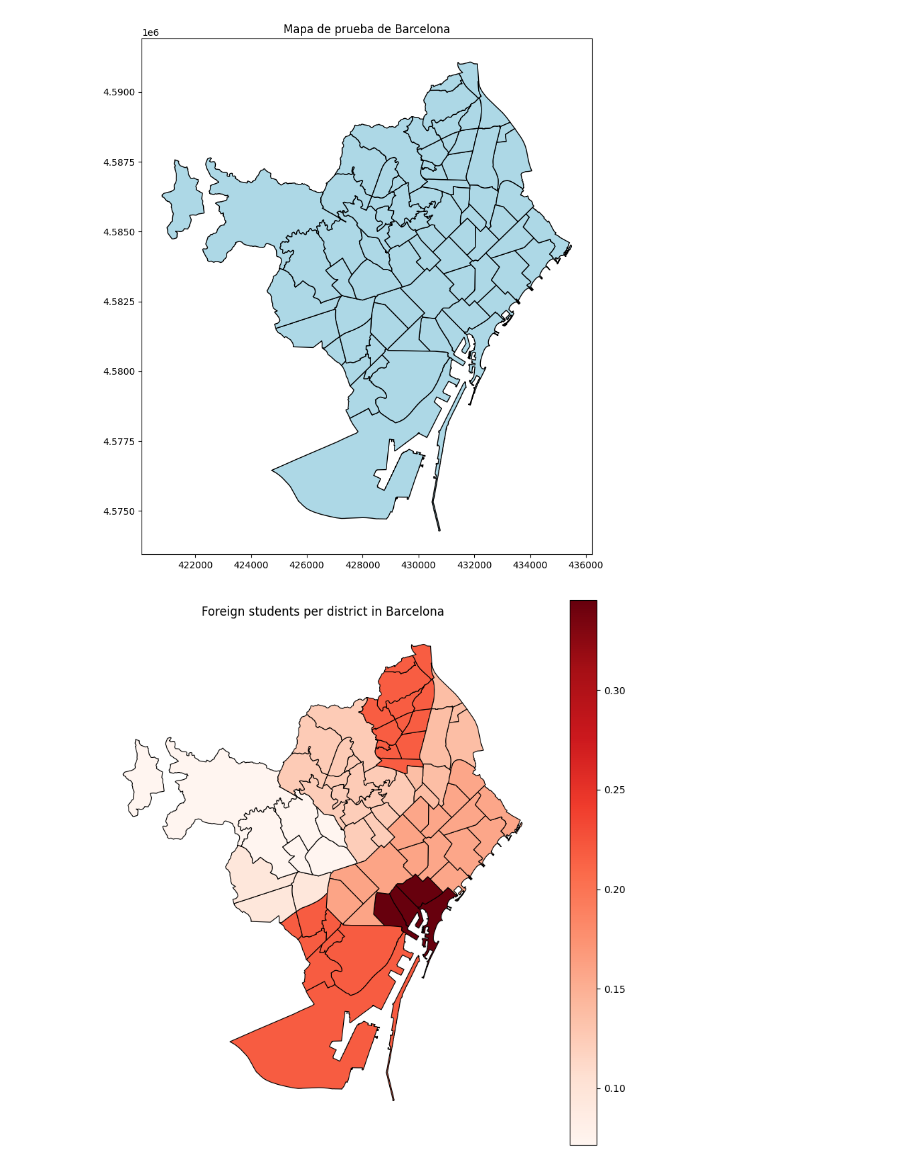
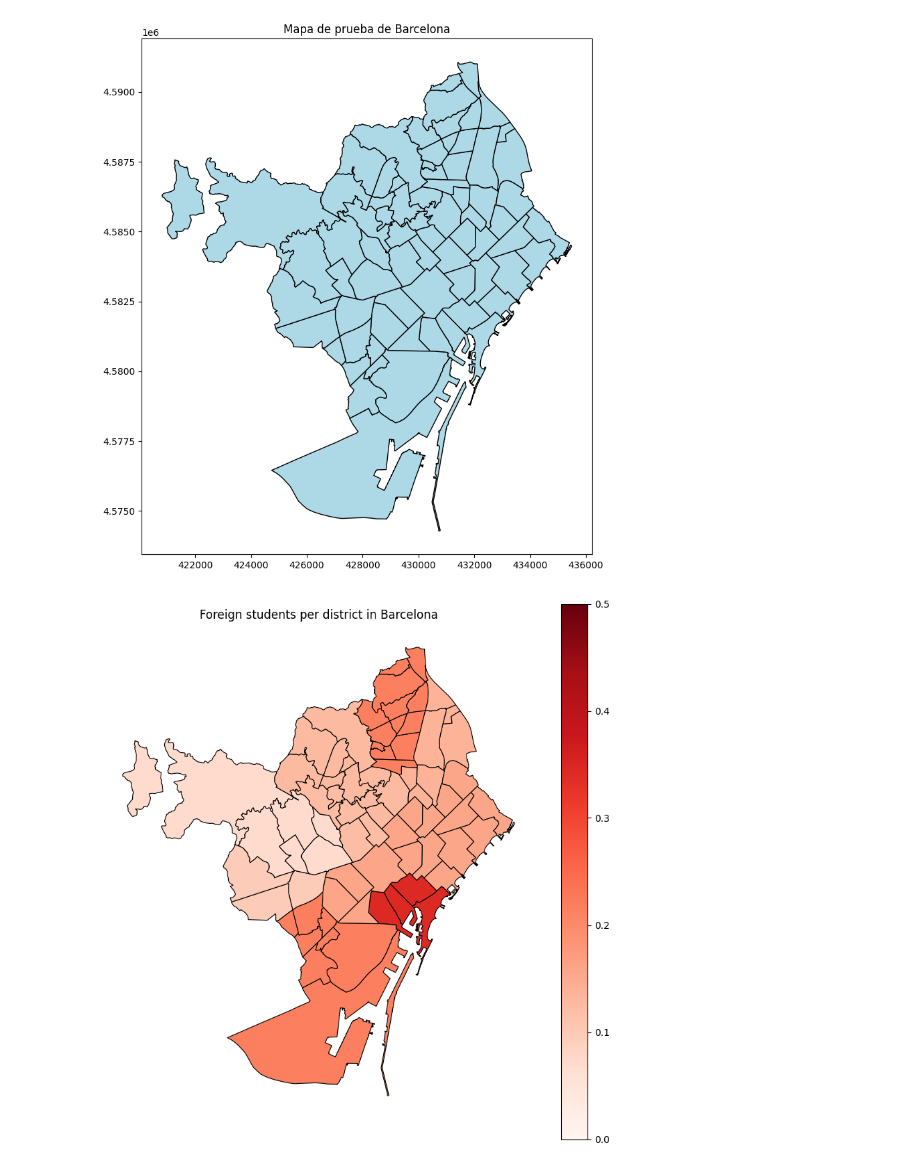
Before and after one commit to annaszymanskicortes/truco-o-dato, a Jupyter notebook: notebook_julia.ipynb, the cells around one changed output. Cells and saved outputs as stored; diff of their text form; code cells hidden in the pictures.

```diff
--- a/notebook_julia.ipynb
+++ b/notebook_julia.ipynb
@@ -448,6 +609,6 @@ Mapa con cantidad de extrangeros
 # %%
 df_barris_nac = (
-    df_caracter.groupby(["Districte", "Zona nacionalitat (agrupació)"])["Alumnes matriculats"]
+    df_caracter.groupby(["Districte", "Zona nacionalitat (agrupació)","Necessitats específiques de suport educatiu"])["Alumnes matriculats"]
     .sum()
     .reset_index()
 )
@@ -519,30 +680,31 @@ plt.show()
 # %% [output]
 [figure]
 # %%
-gdf_merged = gdf_barris.merge(df_grouped,left_on="nom_districte",right_on="Districte",how="left")
+gdf_merged_foreign = gdf_barris.merge(df_grouped,left_on="nom_districte",right_on="Districte",how="left")
 
-gdf_merged["Foreign"] = gdf_merged["Foreign"].fillna(0)
-gdf_merged["Local"] = gdf_merged["Local"].fillna(0)
+gdf_merged_foreign["Foreign"] = gdf_merged_foreign["Foreign"].fillna(0)
+gdf_merged_foreign["Local"] = gdf_merged_foreign["Local"].fillna(0)
 
 # Normalize
-gdf_merged["Prop_Foreign"] = gdf_merged["Foreign"] / (gdf_merged["Foreign"] + gdf_merged["Local"])
+gdf_merged_foreign["Prop_Foreign"] = gdf_merged_foreign["Foreign"] / (gdf_merged_foreign["Foreign"] + gdf_merged_foreign["Local"])
 
 fig, ax = plt.subplots(figsize=(10,10))
 
-gdf_merged.plot(
+gdf_merged_foreign.plot(
     column="Prop_Foreign",
     cmap="Reds",
     linewidth=0.8,
     edgecolor="black",
     legend=True,
     ax=ax,
-    aspect ="equal"
+    aspect="equal",
+    vmin=0,    # valor mínimo de la escala
+    vmax=0.5   # valor máximo de la escala
 )
-
 plt.title("Foreign students per district in Barcelona")
 plt.axis("off")
 plt.savefig("mapas/foreign_students_bcn.png", dpi=300, bbox_inches='tight')
 plt.show()
 # %% [output]
-[figure, old version]
+[figure, new version]
 # %%
```
Also changed, not shown: parts of 46 cells of this notebook, 3 other files.
